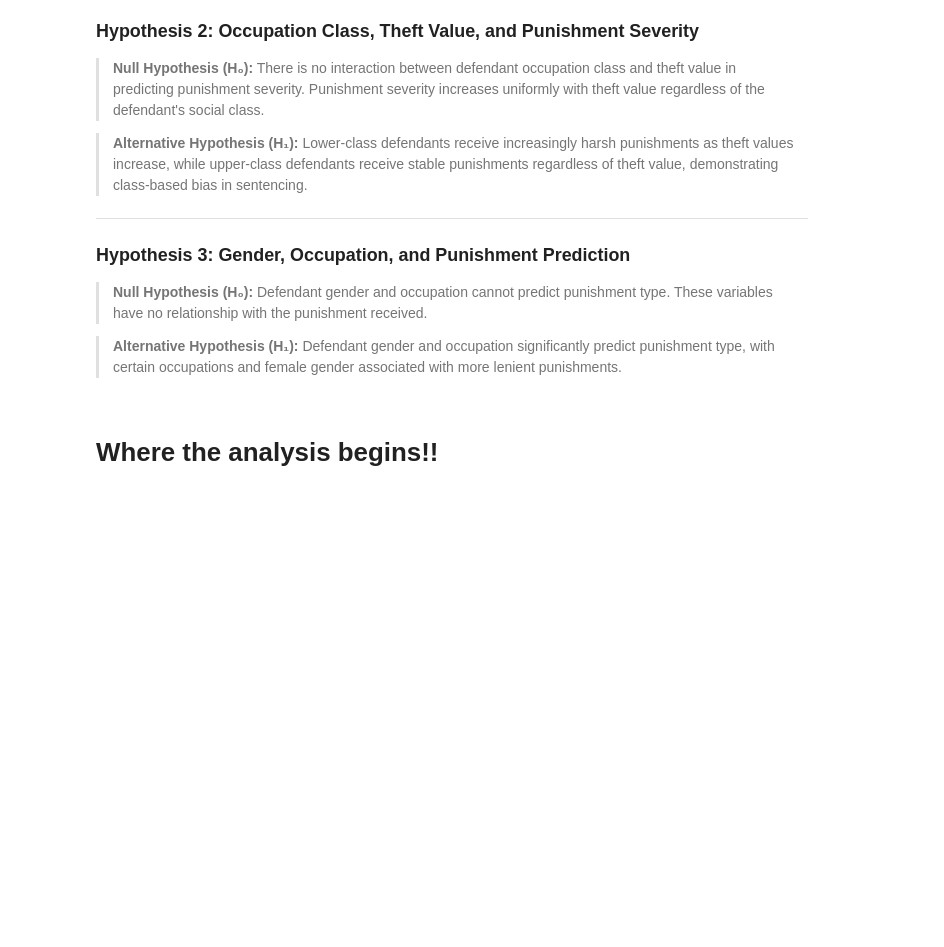
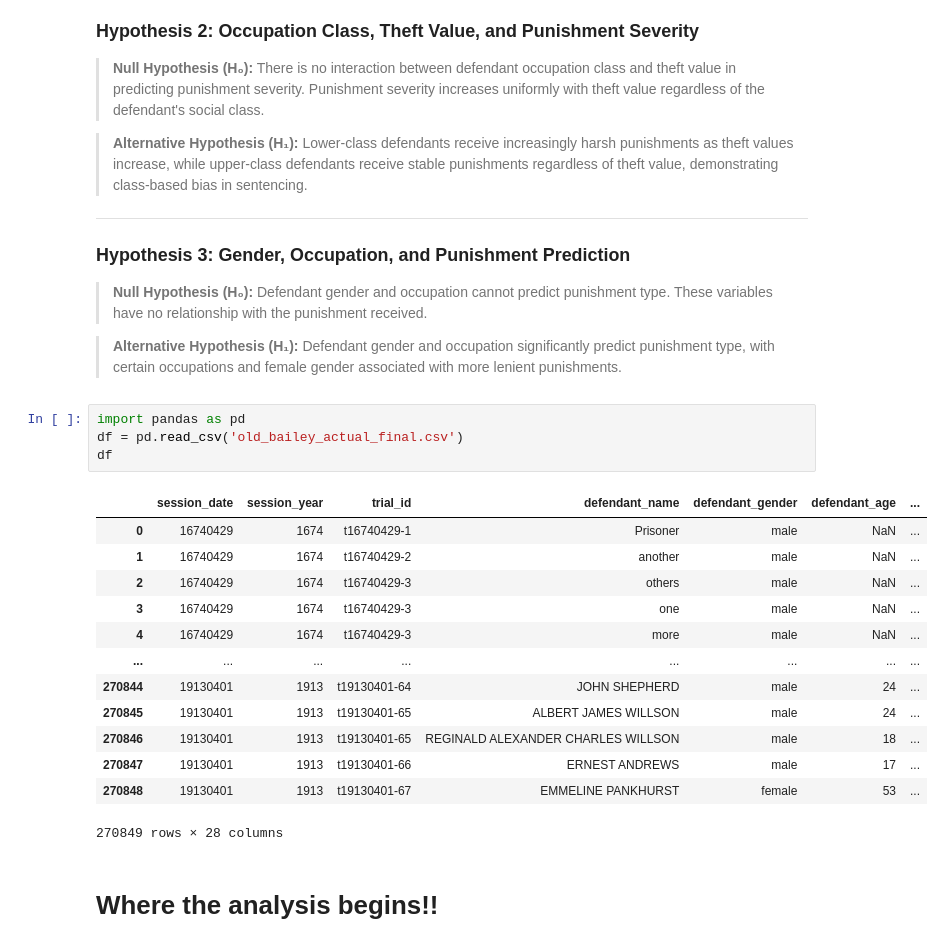
Before and after one commit to shayeliza/M6006_assignment3_23451794514, a Jupyter notebook: Working_document_new.ipynb, the cells around one changed output. Cells and saved outputs as stored; diff of their text form; blank space fills up the shorter version.

```diff
--- a/Working_document_new.ipynb
+++ b/Working_document_new.ipynb
@@ -1199,6 +1199,24 @@ source: https://www.onlinemanipal.com/blogs/data-science-lifecycle-explained
 >**Null Hypothesis (H₀):** Defendant gender and occupation cannot predict punishment type. These variables have no relationship with the punishment received.
 
 >**Alternative Hypothesis (H₁):** Defendant gender and occupation significantly predict punishment type, with certain occupations and female gender associated with more lenient punishments.
+# %%
+import pandas as pd
+df = pd.read_csv('old_bailey_actual_final.csv')
+df
+# %% [output]
+|  | session_date | session_year | trial_id | defendant_name | defendant_gender | defendant_age | ... |
+| 0 | 16740429 | 1674 | t16740429-1 | Prisoner | male | NaN | ... |
+| 1 | 16740429 | 1674 | t16740429-2 | another | male | NaN | ... |
+| 2 | 16740429 | 1674 | t16740429-3 | others | male | NaN | ... |
+| 3 | 16740429 | 1674 | t16740429-3 | one | male | NaN | ... |
+| 4 | 16740429 | 1674 | t16740429-3 | more | male | NaN | ... |
+| ... | ... | ... | ... | ... | ... | ... | ... |
+| 270844 | 19130401 | 1913 | t19130401-64 | JOHN SHEPHERD | male | 24 | ... |
+| 270845 | 19130401 | 1913 | t19130401-65 | ALBERT JAMES WILLSON | male | 24 | ... |
+| 270846 | 19130401 | 1913 | t19130401-65 | REGINALD ALEXANDER CHARLES WILLSON | male | 18 | ... |
+| 270847 | 19130401 | 1913 | t19130401-66 | ERNEST ANDREWS | male | 17 | ... |
+| 270848 | 19130401 | 1913 | t19130401-67 | EMMELINE PANKHURST | female | 53 | ... |
+270849 rows × 28 columns
 # %% [markdown]
 # Where the analysis begins!!
 # %% [markdown]
```
Also changed, not shown: parts of 5 cells of this notebook.
